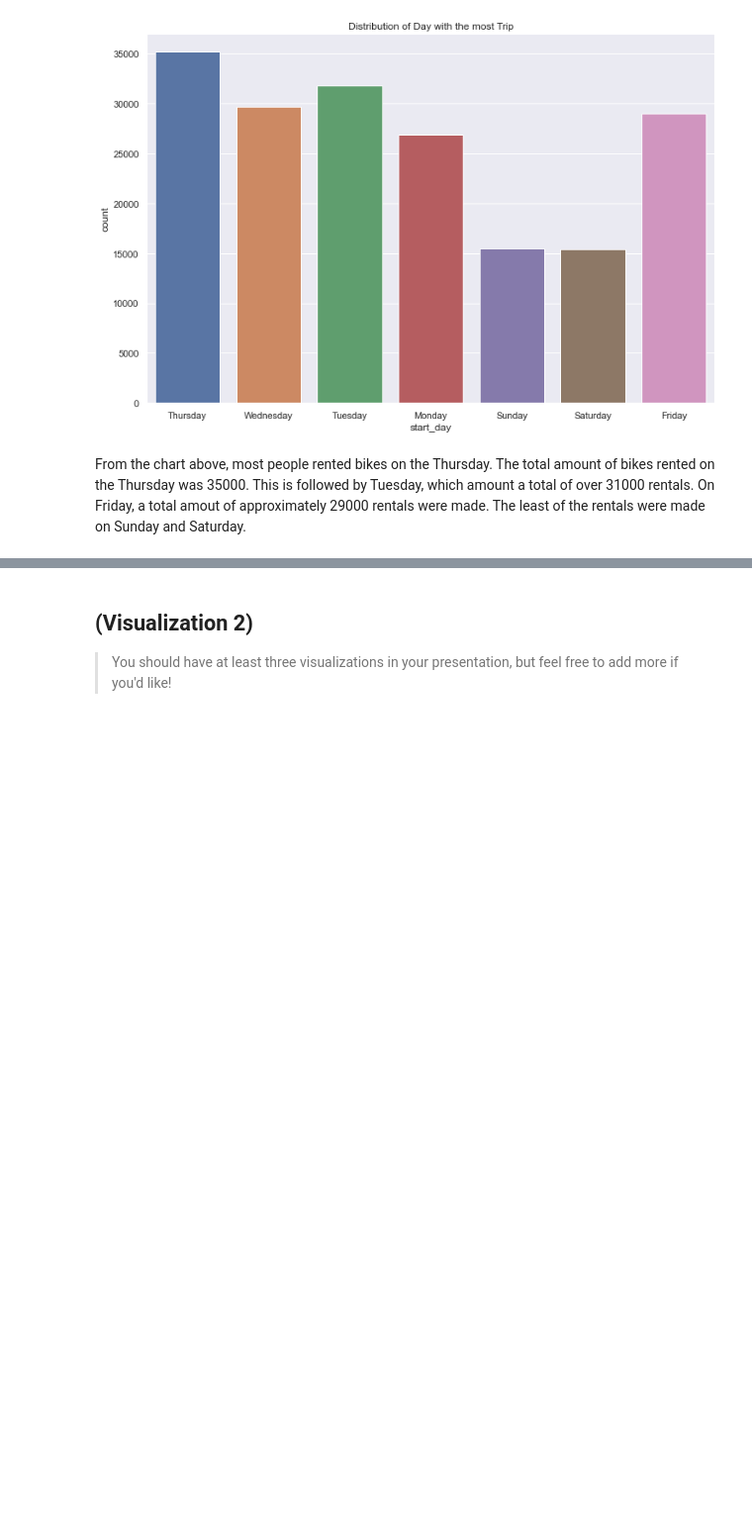
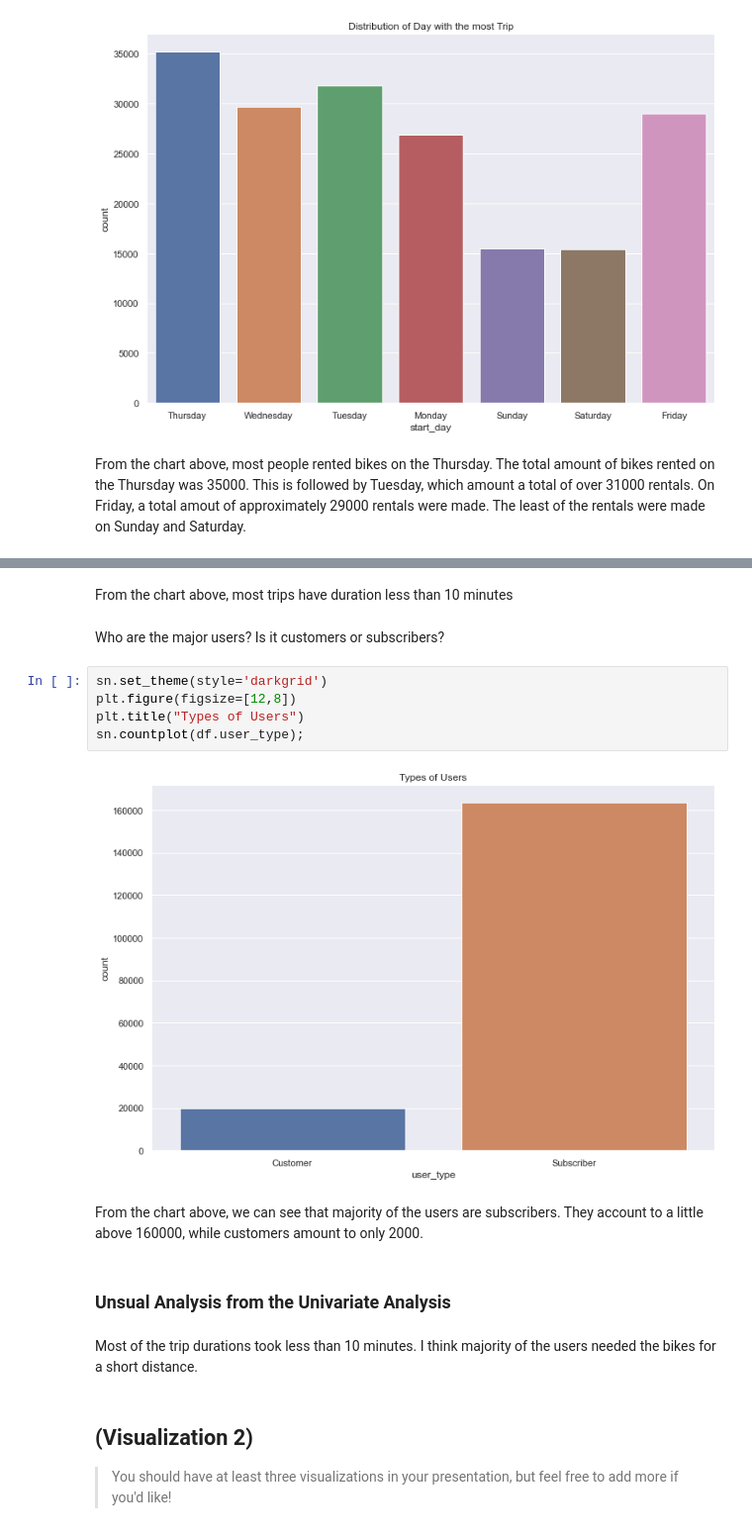
Before and after one commit to Eben-Success/Udacity_Data_Analysis_Projects, a Jupyter notebook: Project 3/notebook.ipynb, the cells around one changed output, grey strips where cells are left out. Shown at 99% size. Saved outputs shown, nothing was run; the diff lists cells and outputs as text; blank space fills up the shorter version.

Commit message:
Exploratory Analysis II

```diff
--- a/Project 3/notebook.ipynb
+++ b/Project 3/notebook.ipynb
@@ -411,3 +430,20 @@ Which age group rented the most
+# %% [markdown]
+From the chart above, most trips have duration less than 10 minutes
+# %% [markdown]
+Who are the major users? Is it customers or subscribers?
+# %%
+sn.set_theme(style='darkgrid')
+plt.figure(figsize=[12,8])
+plt.title("Types of Users")
+sn.countplot(df.user_type);
+# %% [output]
+[figure, added]
+# %% [markdown]
+From the chart above, we can see that majority of the users are subscribers. They account to a little above 160000, while customers amount to only 2000.
+# %% [markdown]
+### Unsual Analysis from the Univariate Analysis
+# %% [markdown]
+Most of the trip durations took less than 10 minutes. I think majority of the users needed the bikes for a short distance.
 # %% [markdown]
 ## (Visualization 2)
 
```
Also changed, not shown: parts of 22 cells of this notebook.
